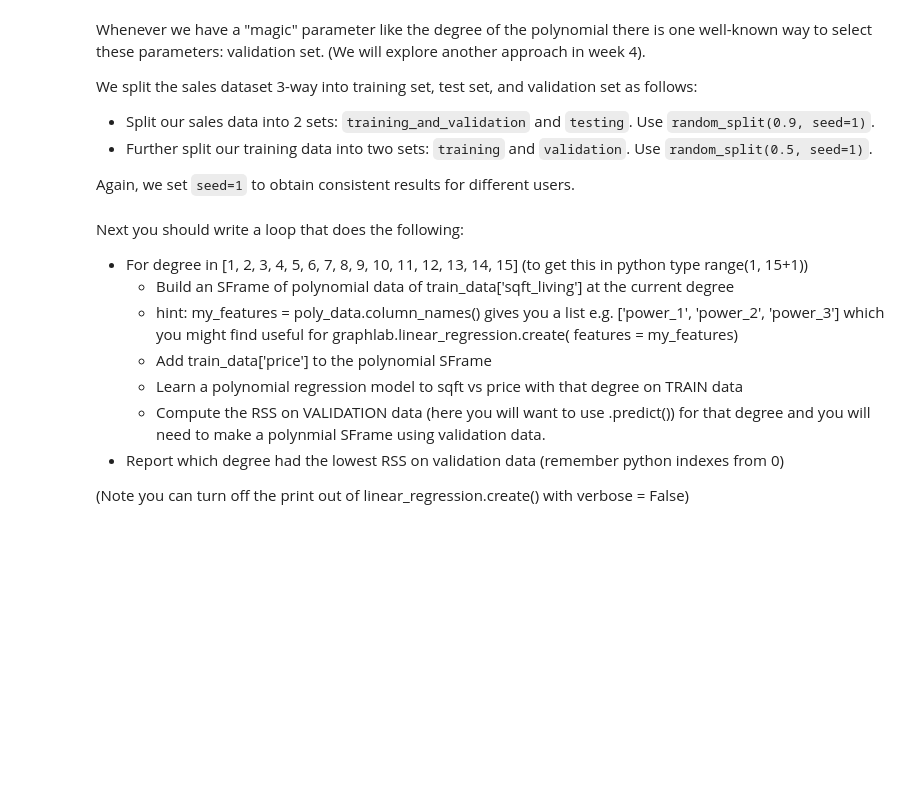
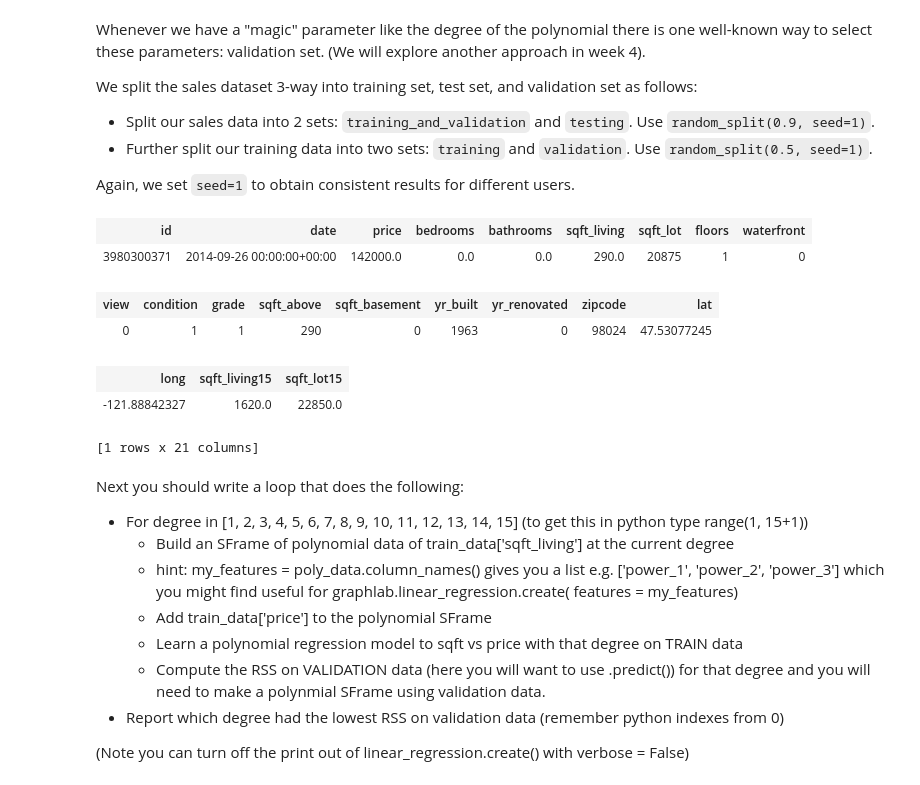
Before and after one commit to danielcs88/courseraMLspecialization, a Jupyter notebook: Regression/Mike's week-3-polynomial-regression-assignment.ipynb, the cells around one changed output. Drawn from its saved outputs; the diff is of its cells as text; code cells hidden in the pictures; blank space fills up the shorter version.

```diff
--- a/Regression/Mike's week-3-polynomial-regression-assignment.ipynb
+++ b/Regression/Mike's week-3-polynomial-regression-assignment.ipynb
@@ -421,6 +400,18 @@ We split the sales dataset 3-way into training set, test set, and validation set
 * Further split our training data into two sets: `training` and `validation`. Use `random_split(0.5, seed=1)`.
 
 Again, we set `seed=1` to obtain consistent results for different users.
+# %%
+[a,test_data] = sales.random_split(0.9, seed=1)
+[train_data,validation_data] = a.random_split(0.5, seed=1)
+validation_data[0:1]
+# %% [output]
+| id | date | price | bedrooms | bathrooms | sqft_living | sqft_lot | floors | waterfront |
+| 3980300371 | 2014-09-26 00:00:00+00:00 | 142000.0 | 0.0 | 0.0 | 290.0 | 20875 | 1 | 0 |
+| view | condition | grade | sqft_above | sqft_basement | yr_built | yr_renovated | zipcode | lat |
+| 0 | 1 | 1 | 290 | 0 | 1963 | 0 | 98024 | 47.53077245 |
+| long | sqft_living15 | sqft_lot15 |
+| -121.88842327 | 1620.0 | 22850.0 |
+[1 rows x 21 columns]
 # %% [markdown]
 Next you should write a loop that does the following:
 * For degree in [1, 2, 3, 4, 5, 6, 7, 8, 9, 10, 11, 12, 13, 14, 15] (to get this in python type range(1, 15+1))
```
Also changed, not shown: parts of 14 cells of this notebook.
